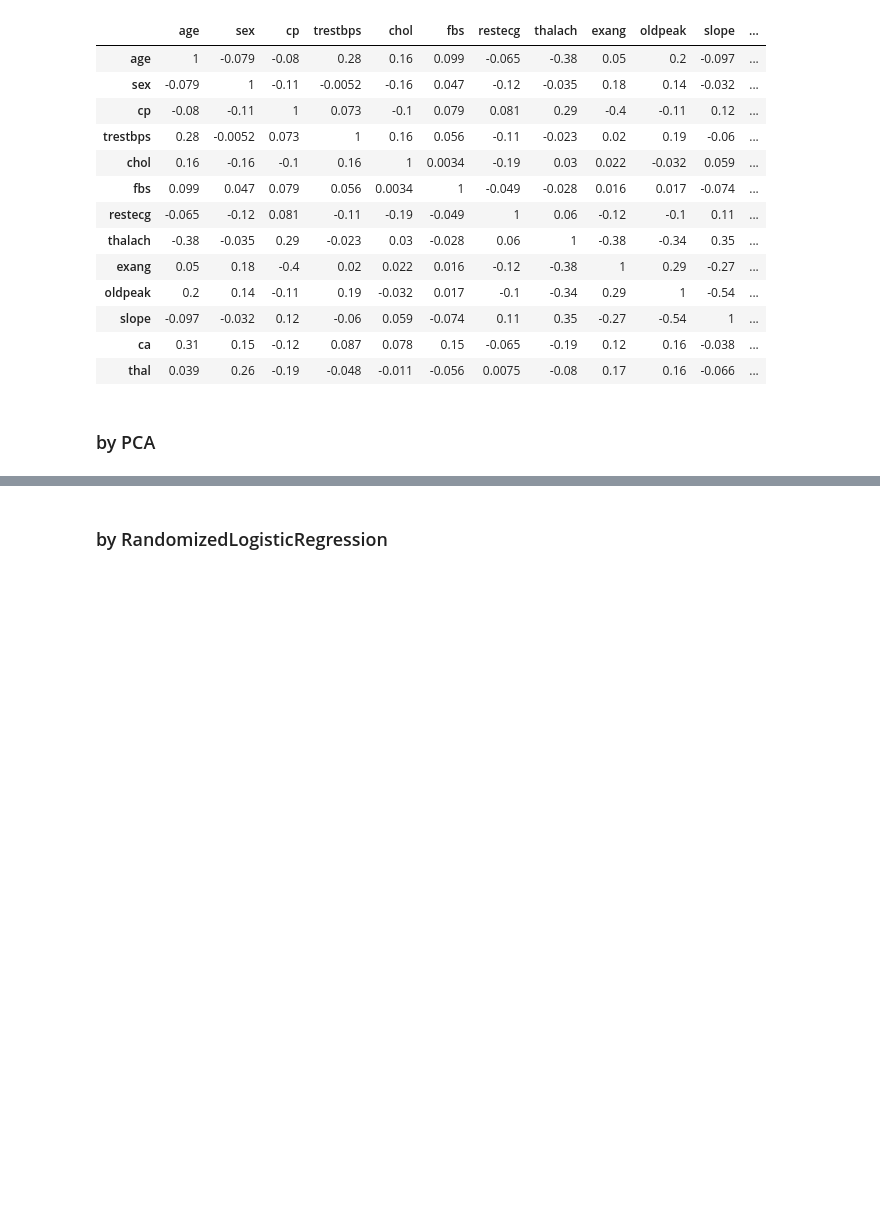
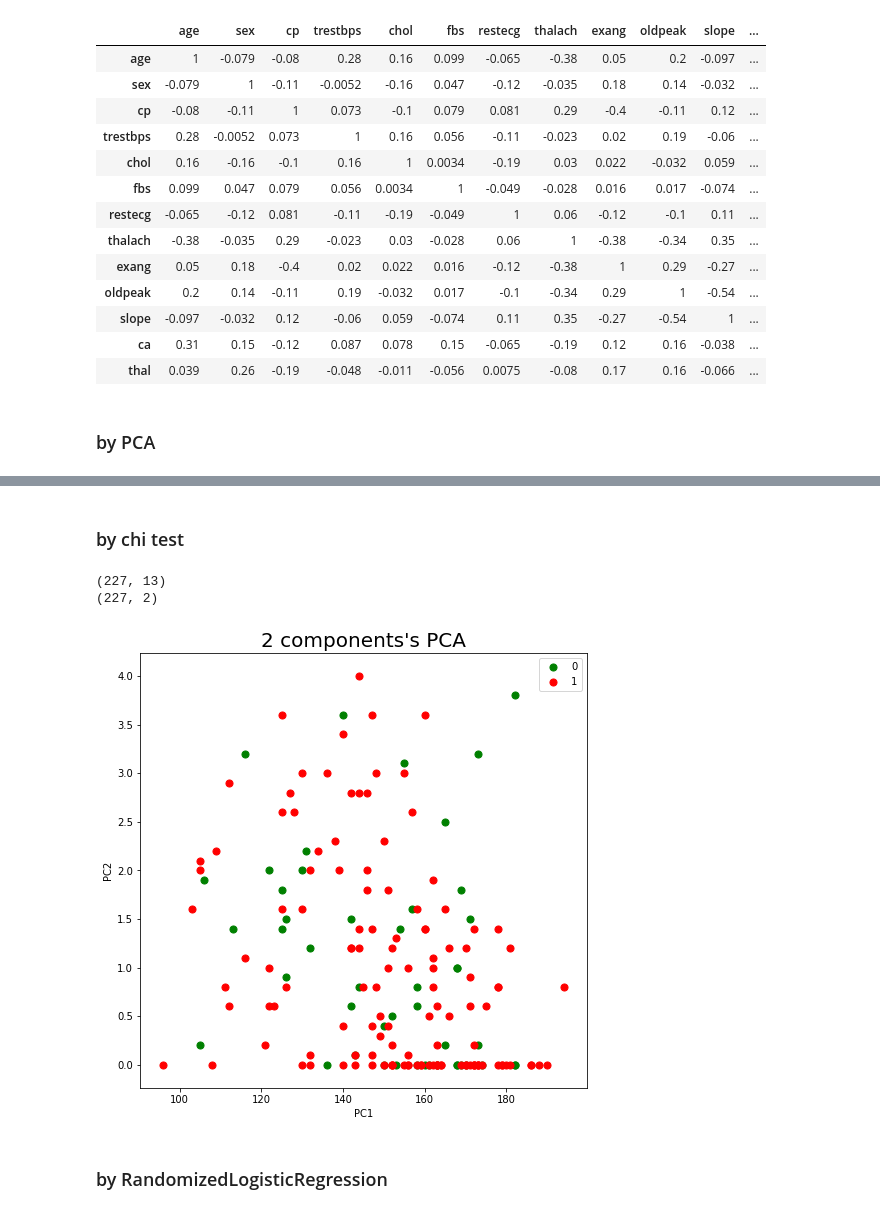
Before and after one commit to yaoxubox/predict_cardiopathie, a Jupyter notebook: analysis_heart.ipynb, the cells around one changed output, grey strips where cells are left out. Saved outputs shown, nothing was run; the diff lists cells and outputs as text; code cells hidden in the pictures; blank space fills up the shorter version.

```diff
--- a/analysis_heart.ipynb
+++ b/analysis_heart.ipynb
@@ -171,3 +212,50 @@ principalComponents = pca.fit_transform(X_train)
+# %% [markdown]
+### by chi test
+# %%
+from sklearn.feature_selection import SelectKBest
+from sklearn.feature_selection import chi2
+#选择K个最好的特征，返回选择特征后的数据
+
+from sklearn.datasets import load_iris
+from sklearn.feature_selection import SelectKBest
+from sklearn.feature_selection import chi2
+
+
+X_train_chi = SelectKBest(chi2, k=2).fit_transform(X_train, y_train)
+X_test_chi = SelectKBest(chi2, k=2).fit_transform(X_test, y_test)
+
+
+print(X_train.shape)
+print(X_train_chi.shape)
+# %% [output]
+(227, 13)
+(227, 2)
+# %%
+#principalDf = pd.DataFrame(data=principalComponents, columns=['PC1', 'PC2'])
+x_df = pd.DataFrame(data = X_train_chi,columns=['PC1', 'PC2'])
+target_df = pd.DataFrame(y_train, columns=['target'])
+finalDf = pd.concat([x_df, target_df], axis = 1)
+finalDf.sample(5)
+
+plt.figure(figsize = (8, 8))
+plt.xlabel('PC1', )
+plt.ylabel('PC2')
+plt.title("2 components's PCA", size=20)
+
+targets = ['0', '1']
+
+colors = ['g', 'r']
+
+
+flower_datas = [finalDf[finalDf['target']==0],
+          finalDf[finalDf['target']==1]]
+
+for flower_data, color in zip(flower_datas, colors):
+    plt.scatter(flower_data.PC1, flower_data.PC2 , c=color, s=50)
+    plt.legend(targets)
+    plt.grid()
+# %% [output]
+[figure, added]
 # %% [markdown]
 ### by RandomizedLogisticRegression
 # %%
```
Also changed, not shown: parts of 11 cells of this notebook.
